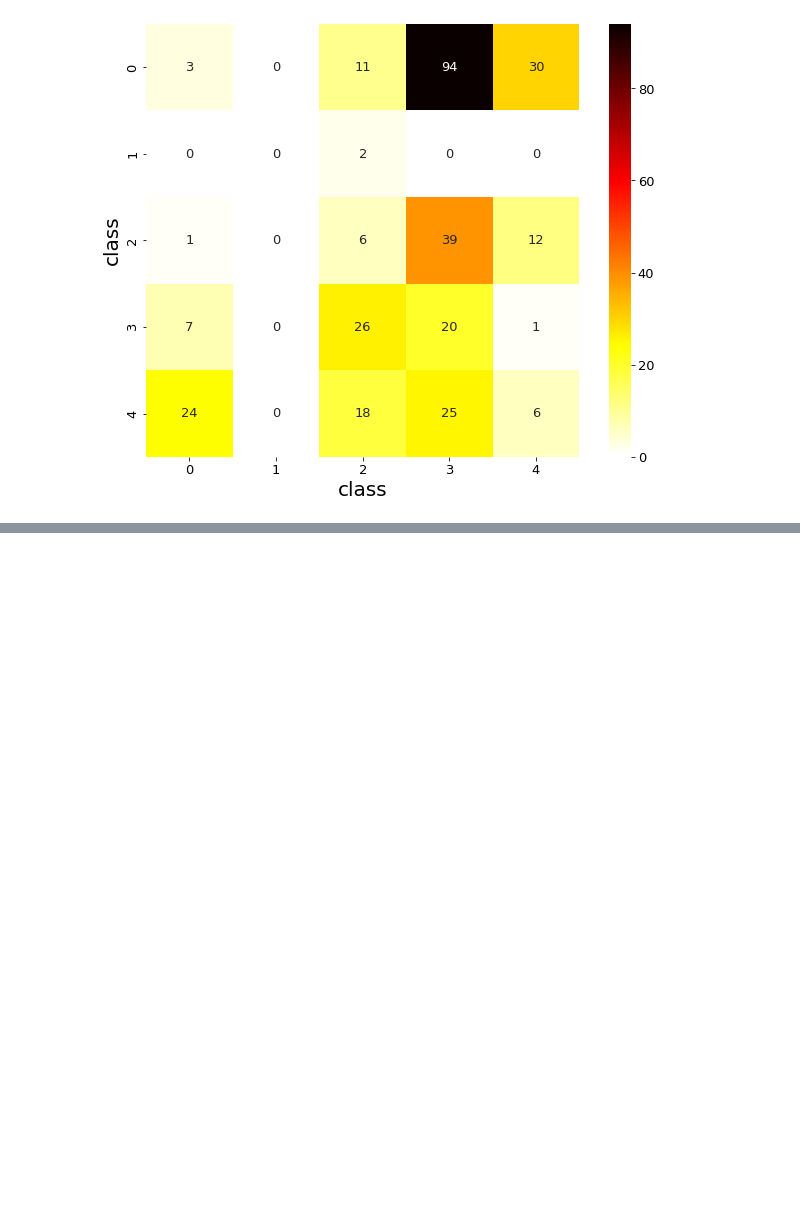
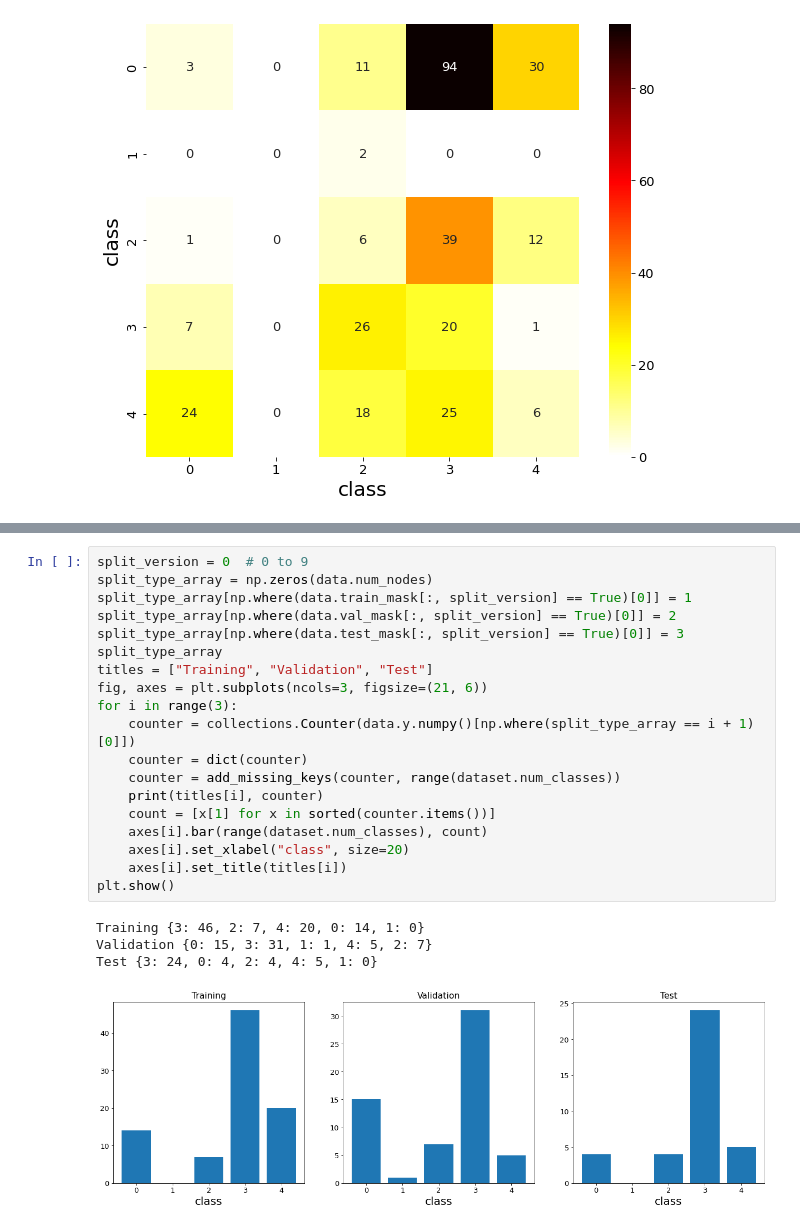
Before and after one commit to VimukthiRandika1997/Machine-Learning, a Jupyter notebook: Graph_ML/Learning/Hands_on_Graph_Analysis.ipynb, the cells around one changed output, grey strips where cells are left out. Cells and saved outputs as stored; diff of their text form; blank space fills up the shorter version.

```diff
--- a/Graph_ML/Learning/Hands_on_Graph_Analysis.ipynb
+++ b/Graph_ML/Learning/Hands_on_Graph_Analysis.ipynb
@@ -305,0 +347,24 @@ label: 2
+# %%
+split_version = 0  # 0 to 9
+split_type_array = np.zeros(data.num_nodes)
+split_type_array[np.where(data.train_mask[:, split_version] == True)[0]] = 1
+split_type_array[np.where(data.val_mask[:, split_version] == True)[0]] = 2
+split_type_array[np.where(data.test_mask[:, split_version] == True)[0]] = 3
+split_type_array
+titles = ["Training", "Validation", "Test"]
+fig, axes = plt.subplots(ncols=3, figsize=(21, 6))
+for i in range(3):
+    counter = collections.Counter(data.y.numpy()[np.where(split_type_array == i + 1)[0]])
+    counter = dict(counter)
+    counter = add_missing_keys(counter, range(dataset.num_classes))
+    print(titles[i], counter)
+    count = [x[1] for x in sorted(counter.items())]
+    axes[i].bar(range(dataset.num_classes), count)
+    axes[i].set_xlabel("class", size=20)
+    axes[i].set_title(titles[i])
+plt.show()
+# %% [output]
+Training {3: 46, 2: 7, 4: 20, 0: 14, 1: 0}
+Validation {0: 15, 3: 31, 1: 1, 4: 5, 2: 7}
+Test {3: 24, 0: 4, 2: 4, 4: 5, 1: 0}
+[figure, added]
```
Also changed, not shown: parts of 5 cells of this notebook.
